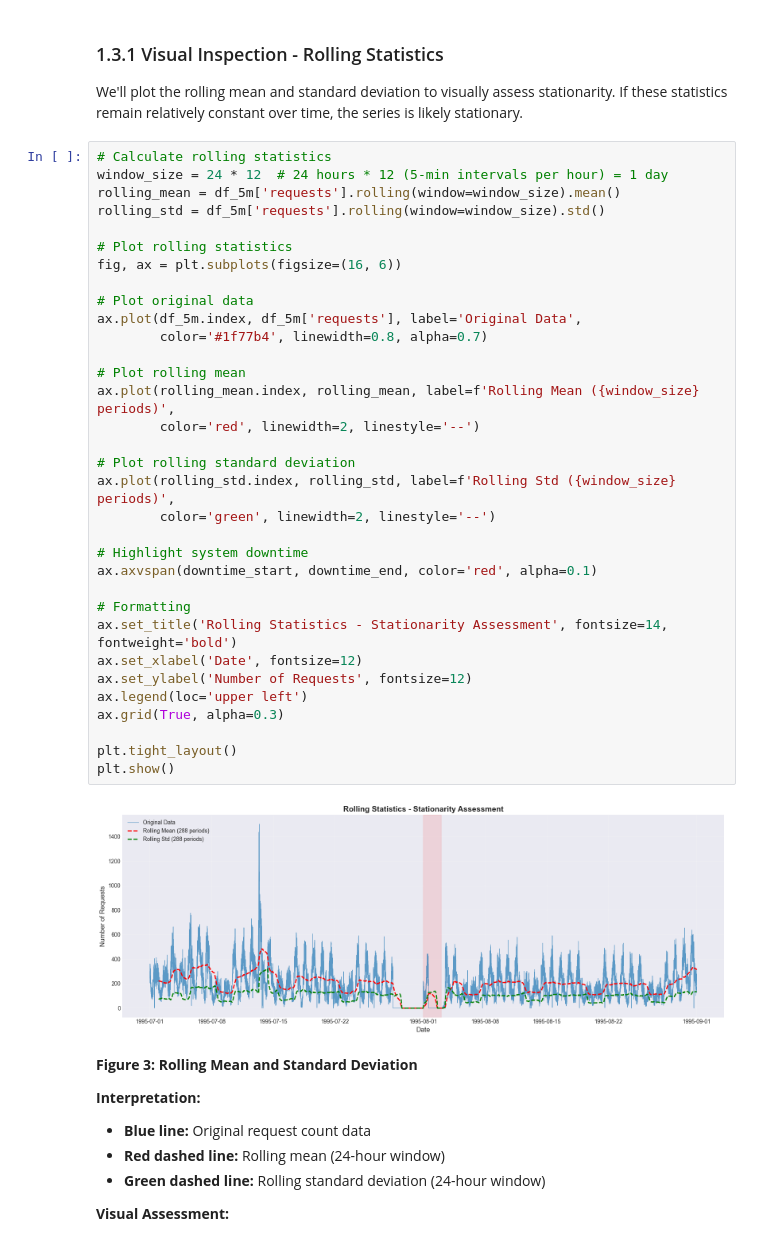
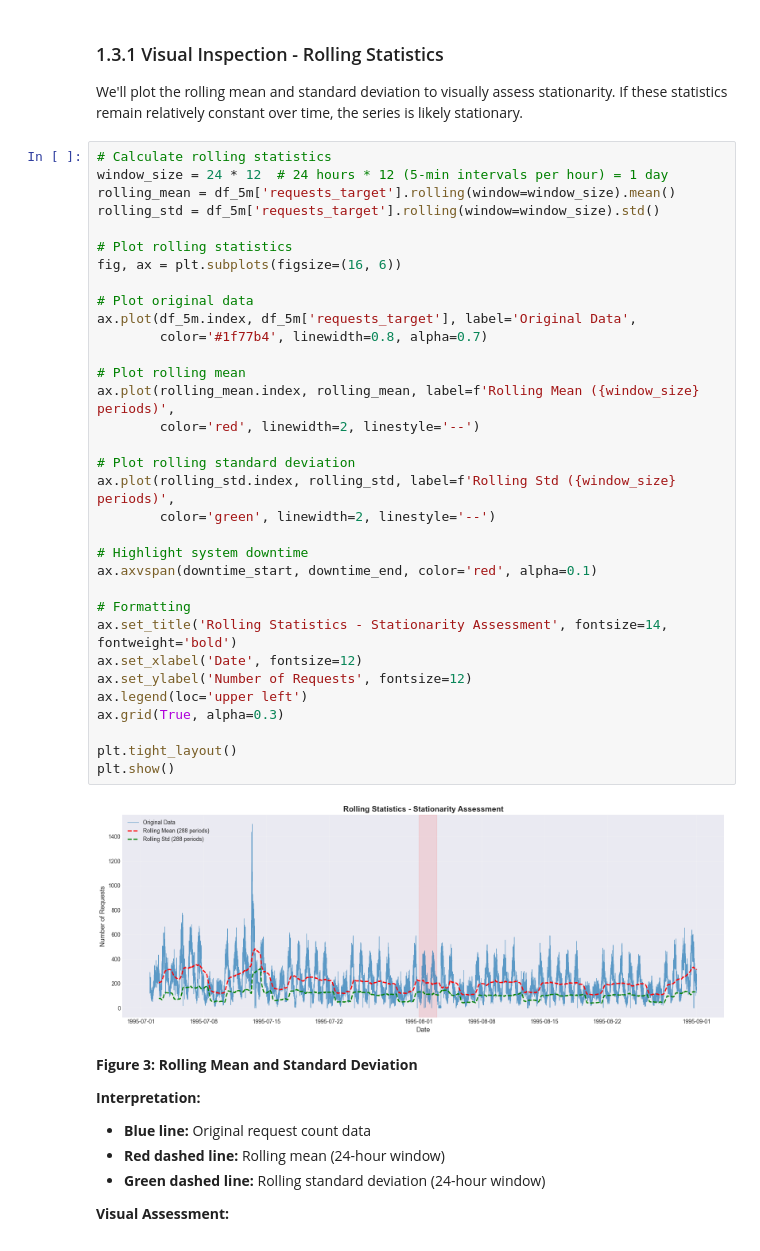
Before and after one commit to phamducuong05/Autoscaling-Analysis, a Jupyter notebook: notebooks/experimental/arima_model.ipynb, the cells around one changed output. Drawn from its saved outputs; the diff is of its cells as text.

```diff
--- a/notebooks/experimental/arima_model.ipynb
+++ b/notebooks/experimental/arima_model.ipynb
@@ -203,38 +205,38 @@ We'll plot the rolling mean and standard deviation to visually assess stationari
 # %%
 # Calculate rolling statistics
 window_size = 24 * 12  # 24 hours * 12 (5-min intervals per hour) = 1 day
-rolling_mean = df_5m['requests'].rolling(window=window_size).mean()
-rolling_std = df_5m['requests'].rolling(window=window_size).std()
+rolling_mean = df_5m['requests_target'].rolling(window=window_size).mean()
+rolling_std = df_5m['requests_target'].rolling(window=window_size).std()
 
 # Plot rolling statistics
 fig, ax = plt.subplots(figsize=(16, 6))
 
 # Plot original data
-ax.plot(df_5m.index, df_5m['requests'], label='Original Data',
+ax.plot(df_5m.index, df_5m['requests_target'], label='Original Data',
         color='#1f77b4', linewidth=0.8, alpha=0.7)
 
 # Plot rolling mean
 ax.plot(rolling_mean.index, rolling_mean, label=f'Rolling Mean ({window_size} periods)',
         color='red', linewidth=2, linestyle='--')
 
 # Plot rolling standard deviation
 ax.plot(rolling_std.index, rolling_std, label=f'Rolling Std ({window_size} periods)',
         color='green', linewidth=2, linestyle='--')
 
 # Highlight system downtime
 ax.axvspan(downtime_start, downtime_end, color='red', alpha=0.1)
 
 # Formatting
 ax.set_title('Rolling Statistics - Stationarity Assessment', fontsize=14, fontweight='bold')
 ax.set_xlabel('Date', fontsize=12)
 ax.set_ylabel('Number of Requests', fontsize=12)
 ax.legend(loc='upper left')
 ax.grid(True, alpha=0.3)
 
 plt.tight_layout()
 plt.show()
 # %% [output]
-[figure, old version]
+[figure, new version]
 # %% [markdown]
 **Figure 3: Rolling Mean and Standard Deviation**
 
```
Also changed, not shown: parts of 45 cells of this notebook, 1 other file.
